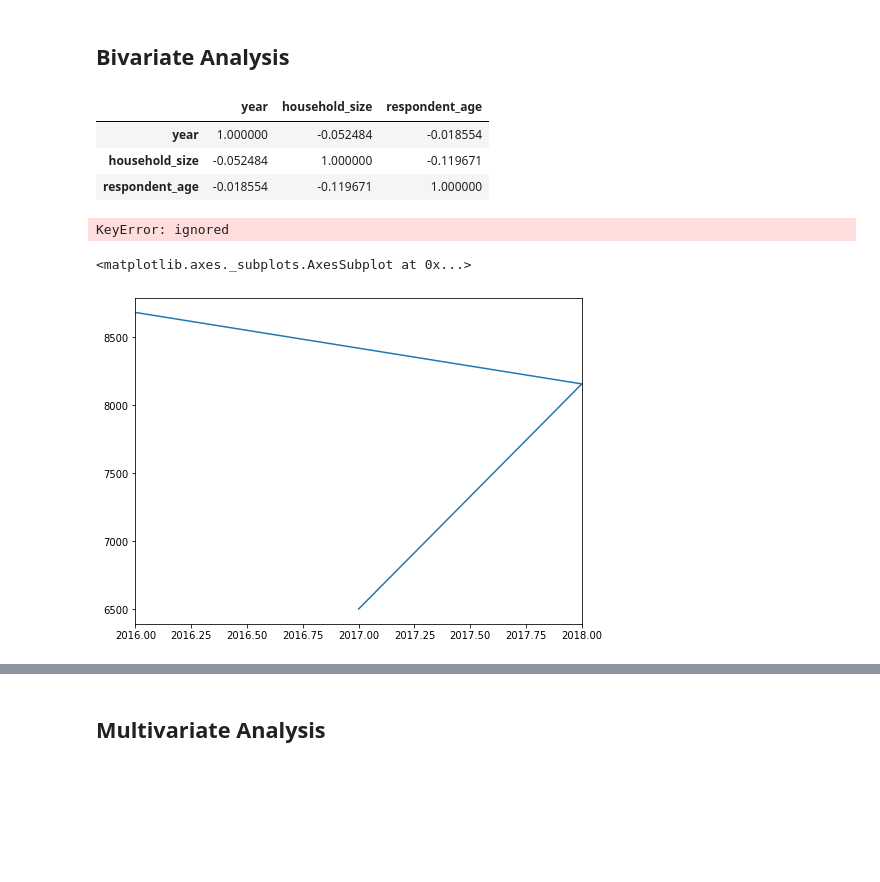
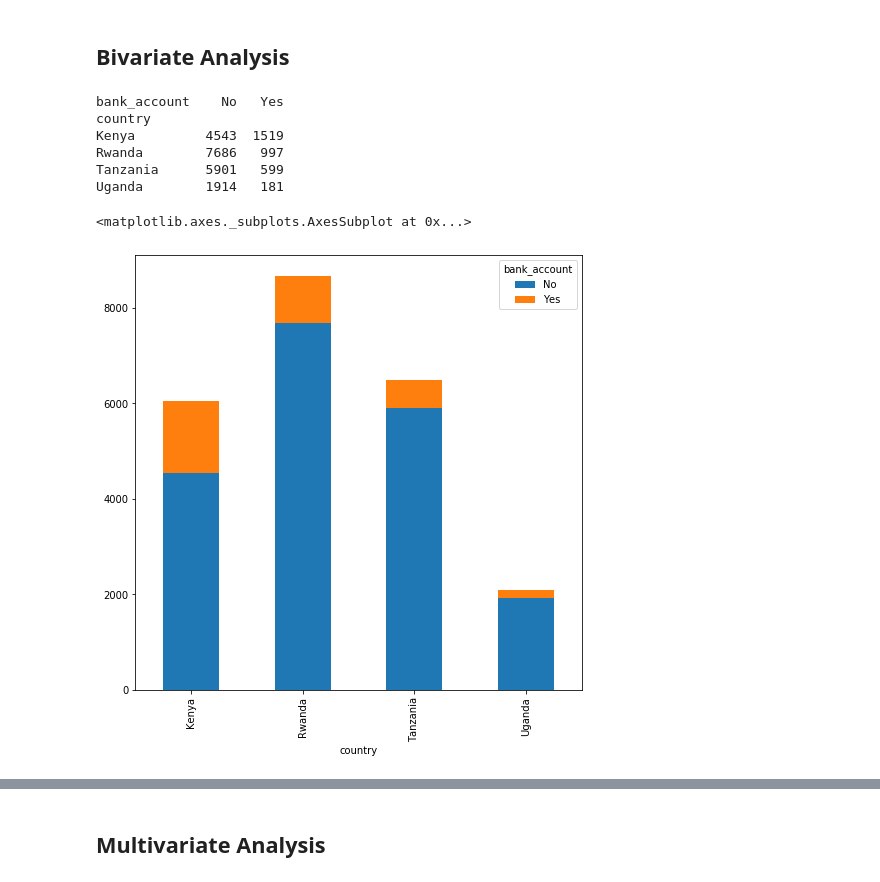
Before and after one commit to mmalinda/DS-Core, a Jupyter notebook: Moringa_Data_Science_Core_W2_Independent_Project_2019_12_MMalinda.ipynb, the cells around one changed output, grey strips where cells are left out. Drawn from its saved outputs; the diff is of its cells as text; code cells hidden in the pictures; blank space fills up the shorter version.

```diff
--- a/Moringa_Data_Science_Core_W2_Independent_Project_2019_12_MMalinda.ipynb
+++ b/Moringa_Data_Science_Core_W2_Independent_Project_2019_12_MMalinda.ipynb
@@ -300,19 +300,3 @@ Most of the respondents in the survey were younger (the age data is left-skewed)
 The majority of respondents do not have a bank account. Most respondents live in rural areas. Over half of the respondents have access to a cellphone. The majority of respondents were female. Most of the respondents are the head of their households. Most of the respondents were married/living with a partner. The level of education for most respondents was below secondary education. Most of the respondents were self employed, informally employed or fishing/farming.
 # %% [markdown]
 ## Bivariate Analysis
-# %%
-df.corr()
-# %% [output]
-|  | year | household_size | respondent_age |
-| year | 1.000000 | -0.052484 | -0.018554 |
-| household_size | -0.052484 | 1.000000 | -0.119671 |
-| respondent_age | -0.018554 | -0.119671 | 1.000000 |
-# %%
-df[['age']].plot(kind='bar', figsize=(8, 6), stacked=True)
-# %% [output]
-KeyError: ignored
-# %%
-df['year'].value_counts().plot(figsize=(8, 6))
-# %% [output]
-<matplotlib.axes._subplots.AxesSubplot at 0x...>
-[figure, removed]
@@ -321,0 +303,17 @@ clarity_color_table = pd.crosstab(index=df["year"],
+# %%
+# Finding relationship between country and access to financial services
+df_country_table = pd.crosstab(index=df["country"],
+                          columns=df["bank_account"])
+print(df_country_table)
+df_country_table.plot(kind="bar",
+                 figsize=(8,8),
+                 stacked=True)
+# %% [output]
+bank_account    No   Yes
+country
+Kenya         4543  1519
+Rwanda        7686   997
+Tanzania      5901   599
+Uganda        1914   181
+<matplotlib.axes._subplots.AxesSubplot at 0x...>
+[figure, added]
```
Also changed, not shown: parts of 10 cells of this notebook.
